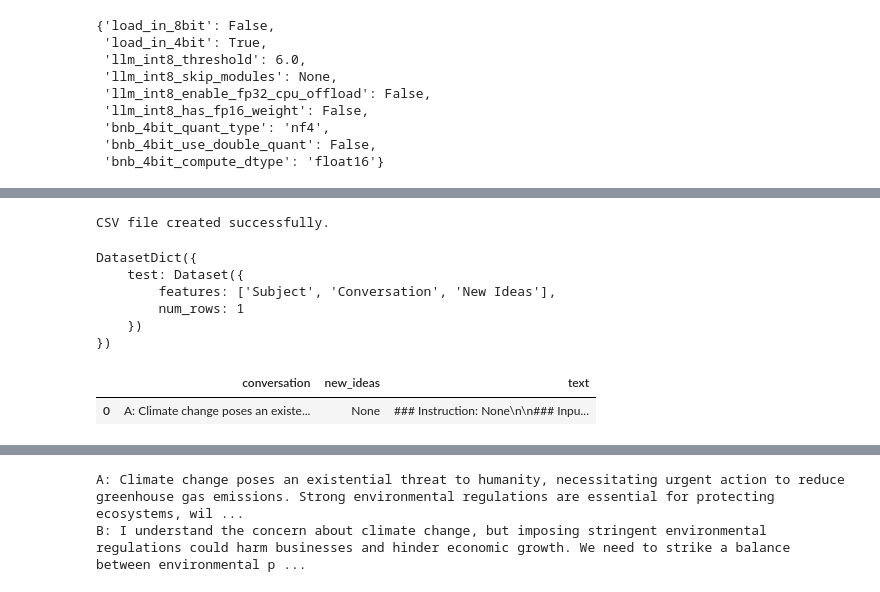
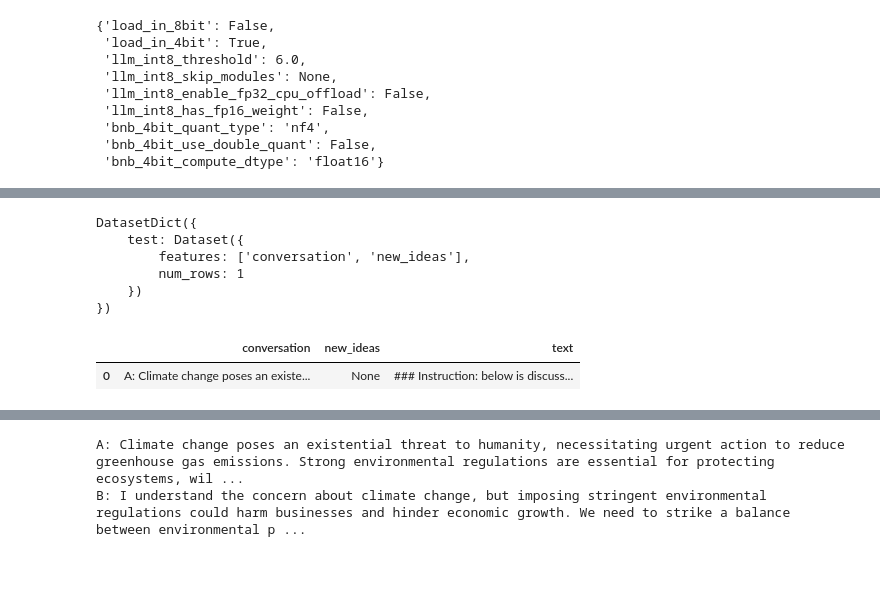
Before and after one commit to Youcef-Abdelliche/GenAI-p8-hackthon-ideas-generator-model, a Jupyter notebook: fine_tuning_llama_2_7b_ideas_generator_task.ipynb, the cells around one changed output, grey strips where cells are left out. Cells and saved outputs as stored; diff of their text form; code cells hidden in the pictures.

Commit message:
add validation data and update model

```diff
--- a/fine_tuning_llama_2_7b_ideas_generator_task.ipynb
+++ b/fine_tuning_llama_2_7b_ideas_generator_task.ipynb
@@ -90,14 +115,14 @@ def generate_training_prompt(
 {new_ideas}
 """.strip()
 # %%
-def clean_text(text):
-    text = re.sub(r"http\S+", "", text)
-    text = re.sub(r"@[^\s]+", "", text)
-    text = re.sub(r"\s+", " ", text)
-    return re.sub(r"\^[^ ]+", "", text)
+# def clean_text(text):
+#     text = re.sub(r"http\S+", "", text)
+#     text = re.sub(r"@[^\s]+", "", text)
+#     text = re.sub(r"\s+", " ", text)
+#     return re.sub(r"\^[^ ]+", "", text)
 
 def create_conversation_text(data_point):
-    conversation = data_point["Conversation"]
+    conversation = data_point["conversation"]
     messages = conversation.split(" Speaker ")
 
     # Format each message with newline
@@ -341,23 +322,0 @@ dataset2["test"].data[5]
-# %%
-
-# Load JSON data
-with open('test2.json', 'r') as json_file:
-    json_data = json.load(json_file)
-
-# Define CSV file and column headers
-csv_file = 'test2.csv'
-headers = ['Subject', 'Conversation', 'New Ideas']
-
-# Write data to CSV file
-with open(csv_file, 'w', newline='', encoding='utf-8') as csvfile:
-    writer = csv.writer(csvfile)
-    writer.writerow(headers)
-
-    for subject, values in json_data.items():
-        conversation = '\n'.join(values['conversation'])
-        new_ideas = '\n'.join(values.get('new_ideas', [''])) if values.get('new_ideas') else ''
-        writer.writerow([subject, conversation, new_ideas])
-
-print("CSV file created successfully.")
-# %% [output]
-CSV file created successfully.
@@ -373,27 +337,27 @@ def generate_prompt(
 ### Response:\n
 """.strip()
 # %%
-dataset2 = load_dataset("csv", data_files={"test": ["test2.csv"]})
-dataset2
+dataset_test = load_dataset("csv", data_files={"test": ["test2.csv"]})
+dataset_test
 # %% [output]
 DatasetDict({
     test: Dataset({
-        features: ['Subject', 'Conversation', 'New Ideas'],
+        features: ['conversation', 'new_ideas'],
         num_rows: 1
     })
 })
 # %%
 examples = []
-for data_point in dataset2["test"].select(range(1)):
-  new_ideas = data_point["New Ideas"]
+for data_point in dataset_test["test"].select(range(1)):
+  new_ideas = data_point["new_ideas"]
   conversation_text = create_conversation_text(data_point)
   examples.append({
         "conversation": conversation_text,
         "new_ideas": new_ideas,
-        "text": generate_prompt(conversation_text, new_ideas),
+        "text": generate_prompt(conversation_text),
     })
 test_df = pd.DataFrame(examples)
 test_df
 # %% [output]
 |  | conversation | new_ideas | text |
-| 0 | A: Climate change poses an existe... | None | ### Instruction: None\n\n### Inpu... |
+| 0 | A: Climate change poses an existe... | None | ### Instruction: below is discuss... |
```
Also changed, not shown: parts of 23 cells of this notebook, 5 other files.
